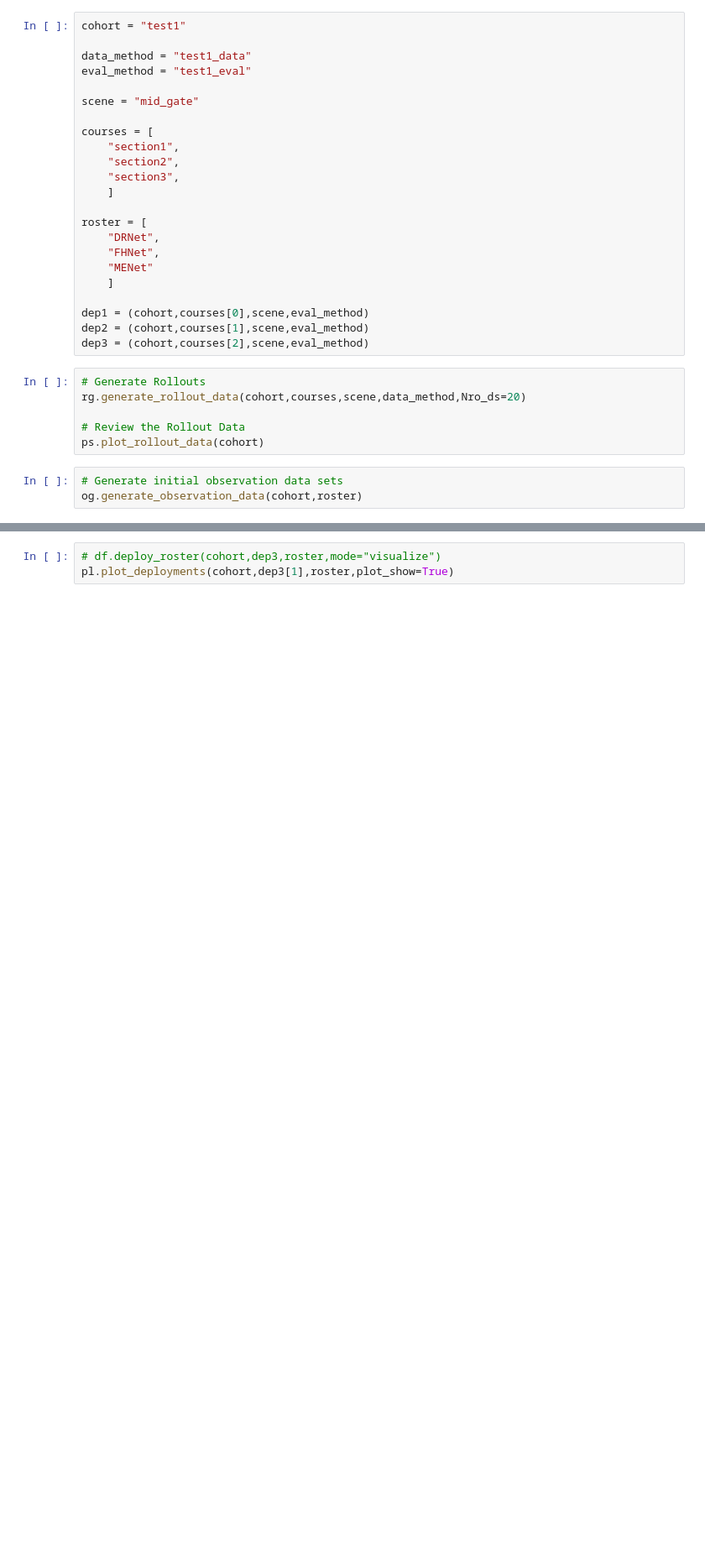
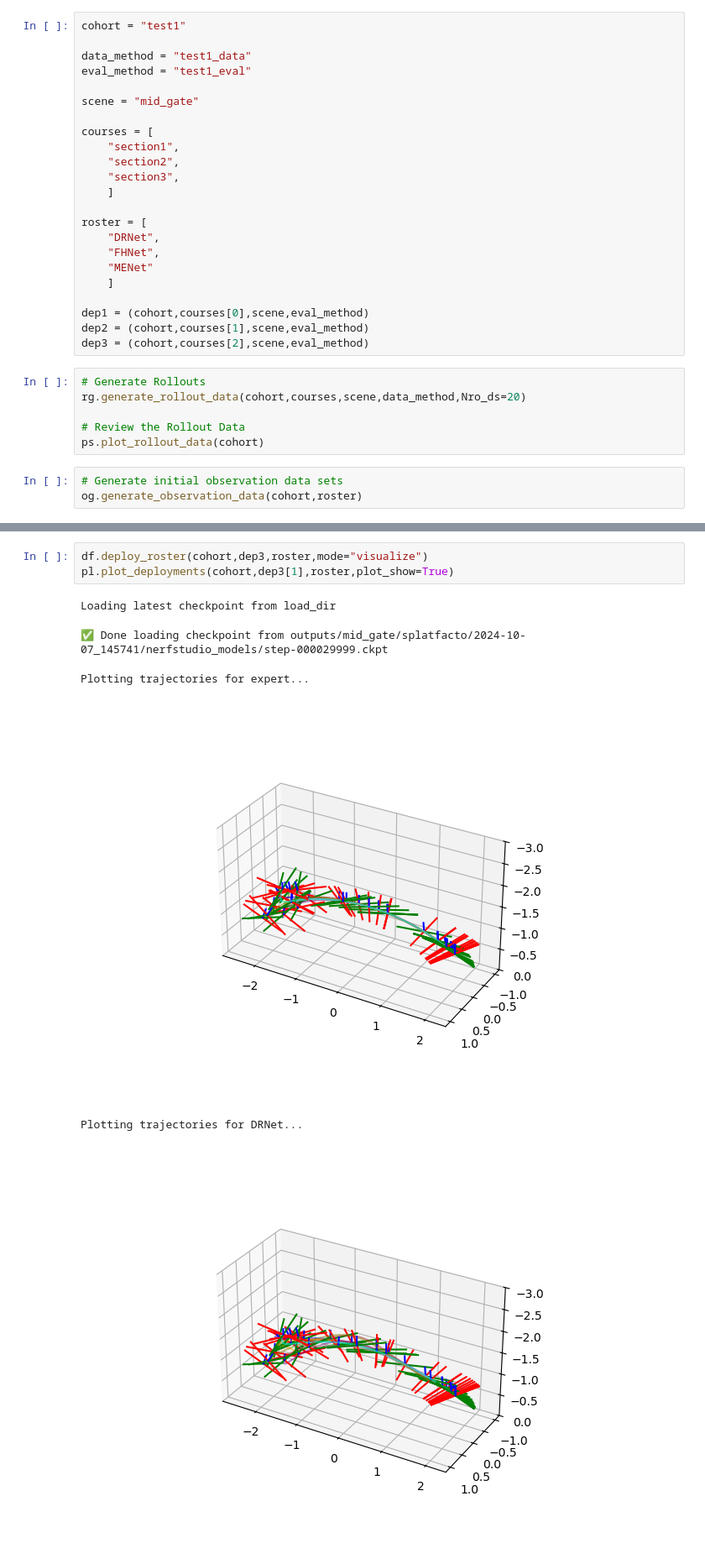
Before and after one commit to denisfliu/SousVide, a Jupyter notebook: notebooks/test1.ipynb, the cells around one changed output, grey strips where cells are left out. Shown at 84% size. Drawn from its saved outputs; the diff is of its cells as text; blank space fills up the shorter version.

```diff
--- a/notebooks/test1.ipynb
+++ b/notebooks/test1.ipynb
@@ -77,3 +118,10 @@ pl.plot_deployments(cohort,dep2[1],roster,plot_show=True)
 # %%
-# df.deploy_roster(cohort,dep3,roster,mode="visualize")
+df.deploy_roster(cohort,dep3,roster,mode="visualize")
 pl.plot_deployments(cohort,dep3[1],roster,plot_show=True)
+# %% [output]
+Loading latest checkpoint from load_dir
+✅ Done loading checkpoint from outputs/mid_gate/splatfacto/2024-10-07_145741/nerfstudio_models/step-000029999.ckpt
+Plotting trajectories for expert...
+[figure, added]
+Plotting trajectories for DRNet...
+[figure, added]
```
Also changed, not shown: parts of 4 cells of this notebook, 44 other files.
